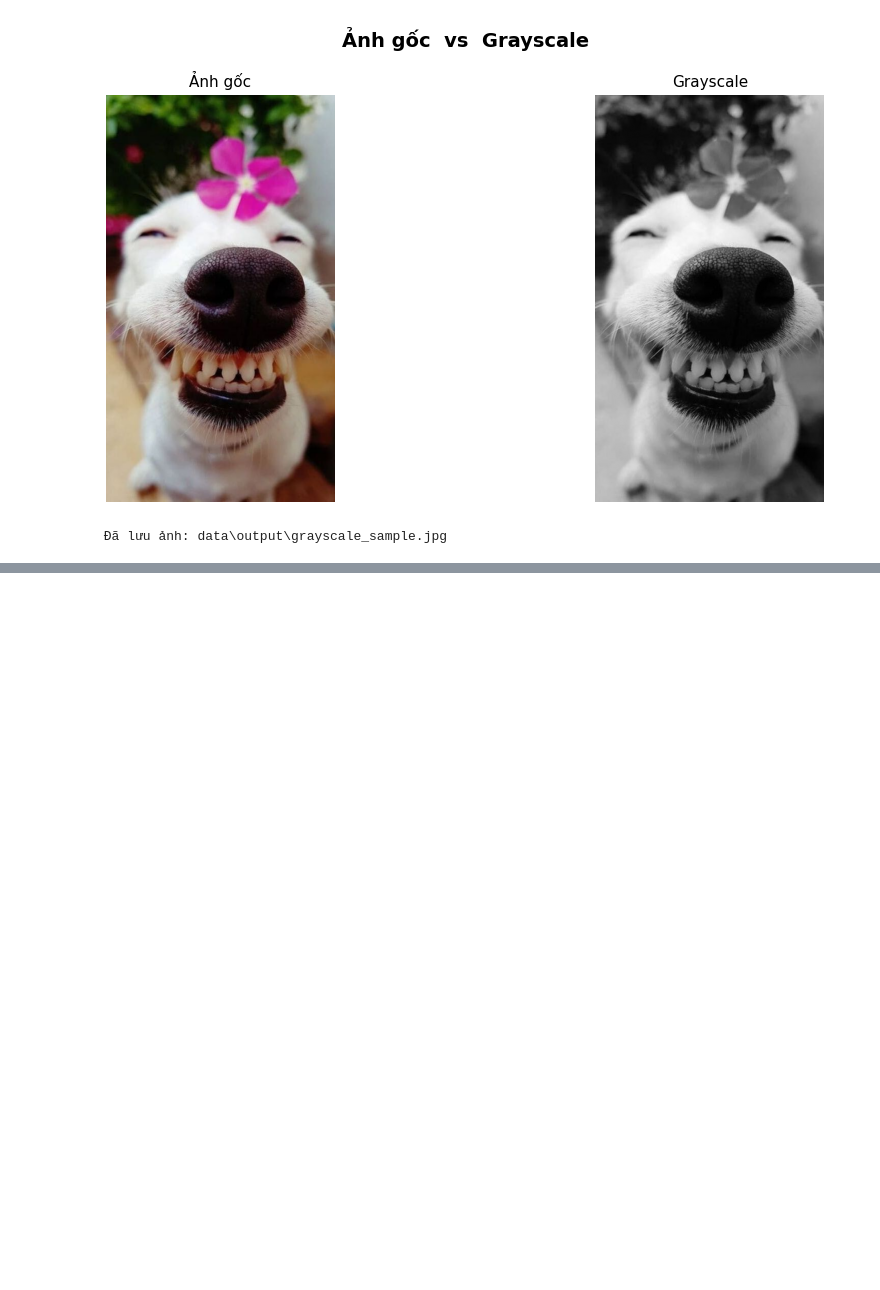
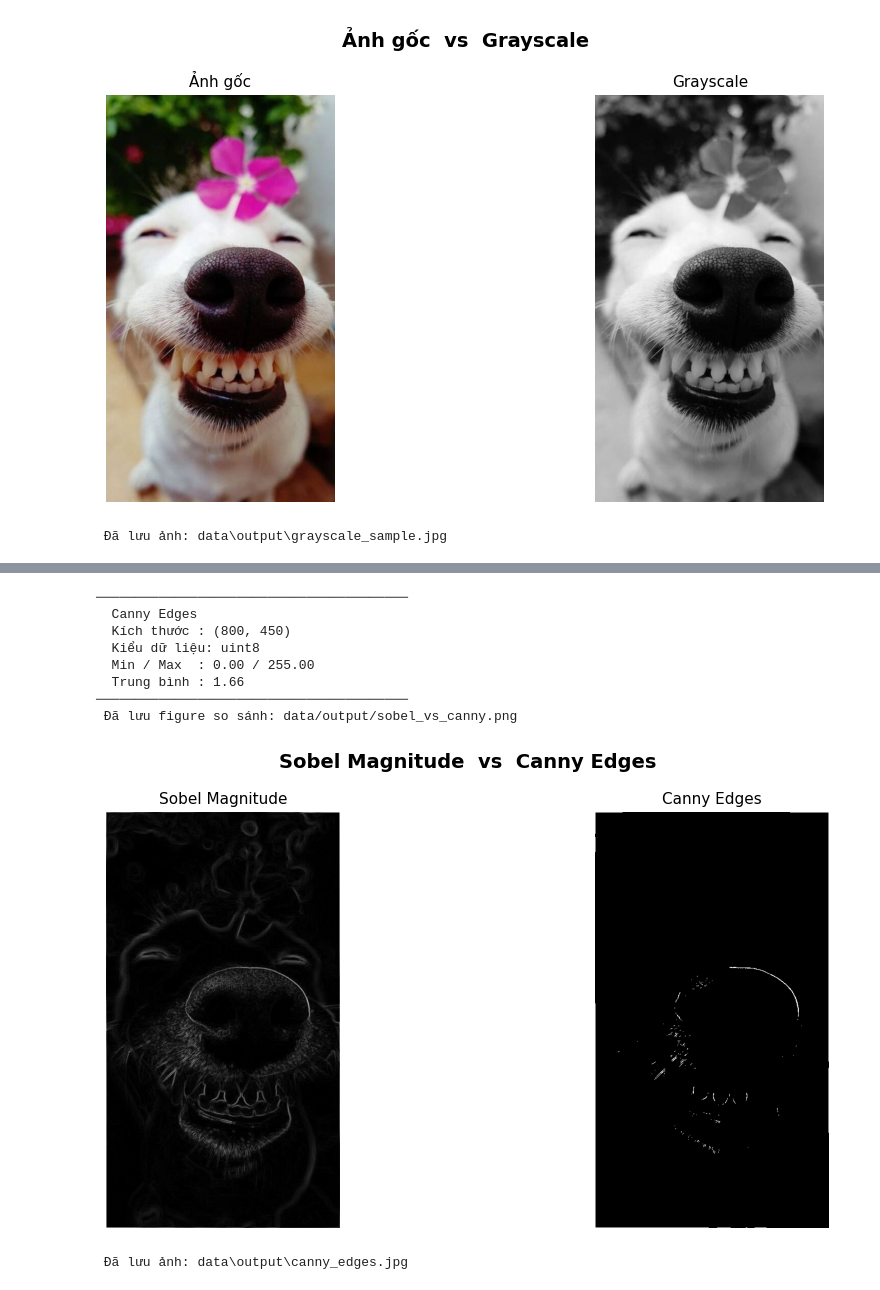
Before and after one commit to thuytranj/Image_Processing, a Jupyter notebook: main.ipynb, the cells around one changed output, grey strips where cells are left out. Saved outputs shown, nothing was run; the diff lists cells and outputs as text; code cells hidden in the pictures; blank space fills up the shorter version.

```diff
--- a/main.ipynb
+++ b/main.ipynb
@@ -148,0 +228,28 @@ save_image(gray_image, 'data/output/grayscale_sample.jpg')
+# %%
+# ── Cell 7: Canny Edge Detection (nâng cao) ─────
+canny_result = canny_edges(gray_image, low_threshold=5, high_threshold=50)
+
+matrix_info(canny_result, label='Canny Edges')
+
+# So sánh Sobel vs Canny
+show_comparison(
+    magnitude,
+    canny_result,
+    title_orig='Sobel Magnitude',
+    title_proc='Canny Edges',
+    cmap='gray',
+    save_path='data/output/sobel_vs_canny.png'
+)
+
+save_image(canny_result, 'data/output/canny_edges.jpg')
+# %% [output]
+────────────────────────────────────────
+  Canny Edges
+  Kích thước : (800, 450)
+  Kiểu dữ liệu: uint8
+  Min / Max  : 0.00 / 255.00
+  Trung bình : 1.66
+────────────────────────────────────────
+ Đã lưu figure so sánh: data/output/sobel_vs_canny.png
+[figure, added]
+ Đã lưu ảnh: data\output\canny_edges.jpg
```
Also changed, not shown: parts of 4 cells of this notebook, 7 other files.
